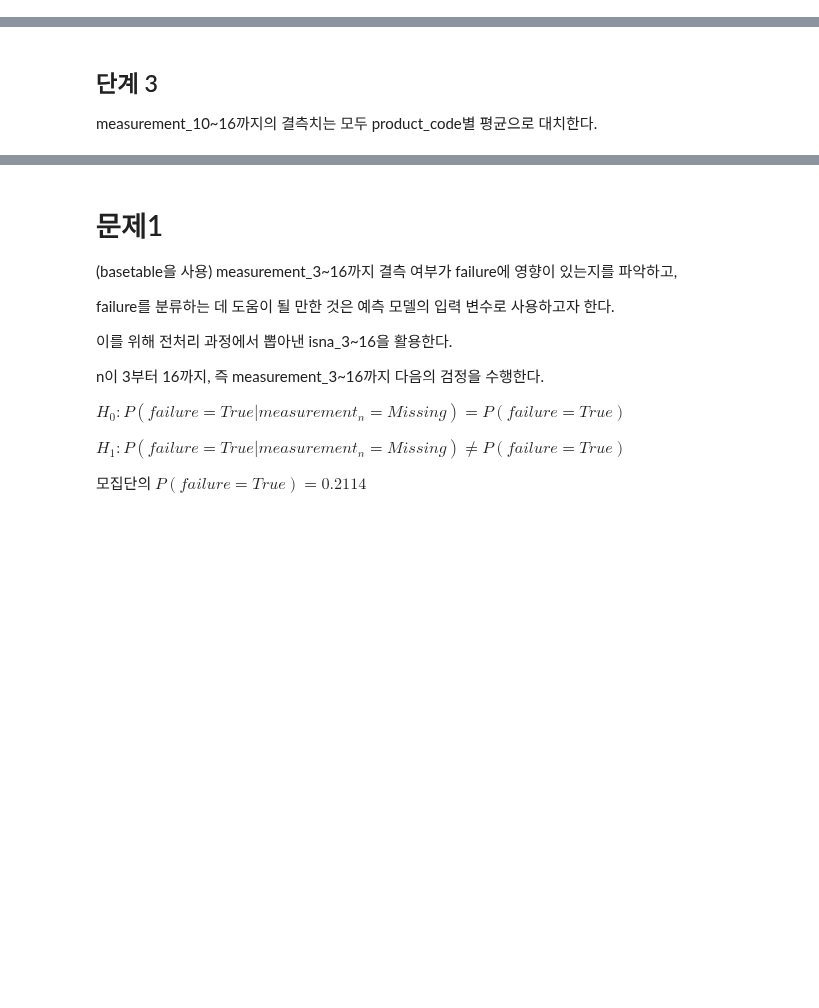
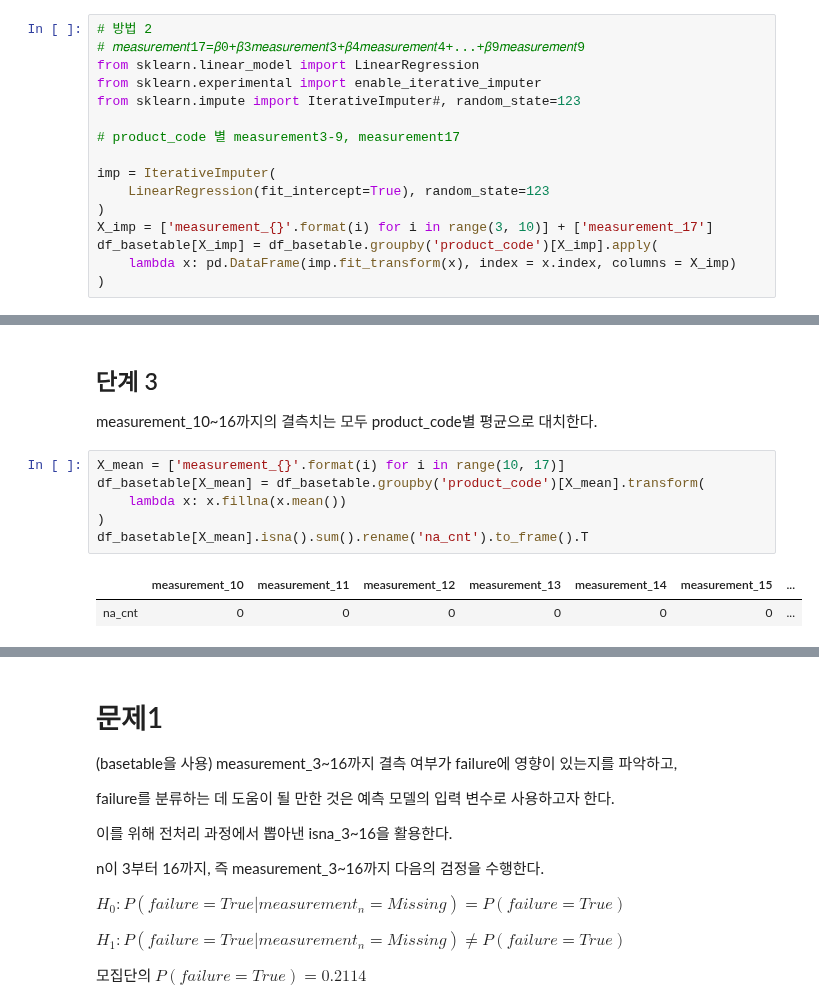
Before and after one commit to sunkusun9/DS_lv3_2509_1, a Jupyter notebook: sec_ds_lv3_prob1_prob.ipynb, the cells around one changed output, grey strips where cells are left out. Cells and saved outputs as stored; diff of their text form; blank space fills up the shorter version.

```diff
--- a/sec_ds_lv3_prob1_prob.ipynb
+++ b/sec_ds_lv3_prob1_prob.ipynb
@@ -206,3 +206,19 @@ X_imp = ['measurement_{}'.format(i) for i in range(3, 10)] + ['measurement_17']
 for i in df_basetable['product_code'].unique():
     s_bidx = df_basetable['product_code'] == i
     df_basetable.loc[s_bidx, X_imp] = imp.fit_transform(df_basetable.loc[s_bidx, X_imp])
+# %%
+# 방법 2
+# 𝑚𝑒𝑎𝑠𝑢𝑟𝑒𝑚𝑒𝑛𝑡17=𝛽0+𝛽3𝑚𝑒𝑎𝑠𝑢𝑟𝑒𝑚𝑒𝑛𝑡3+𝛽4𝑚𝑒𝑎𝑠𝑢𝑟𝑒𝑚𝑒𝑛𝑡4+...+𝛽9𝑚𝑒𝑎𝑠𝑢𝑟𝑒𝑚𝑒𝑛𝑡9
+from sklearn.linear_model import LinearRegression
+from sklearn.experimental import enable_iterative_imputer
+from sklearn.impute import IterativeImputer#, random_state=123
+
+# product_code 별 measurement3-9, measurement17
+
+imp = IterativeImputer(
+    LinearRegression(fit_intercept=True), random_state=123
+)
+X_imp = ['measurement_{}'.format(i) for i in range(3, 10)] + ['measurement_17']
+df_basetable[X_imp] = df_basetable.groupby('product_code')[X_imp].apply(
+    lambda x: pd.DataFrame(imp.fit_transform(x), index = x.index, columns = X_imp)
+)
@@ -210,3 +245,12 @@ for i in df_basetable['product_code'].unique():
 ## 단계 3
 
 measurement_10~16까지의 결측치는 모두 product_code별 평균으로 대치한다.
+# %%
+X_mean = ['measurement_{}'.format(i) for i in range(10, 17)]
+df_basetable[X_mean] = df_basetable.groupby('product_code')[X_mean].transform(
+    lambda x: x.fillna(x.mean())
+)
+df_basetable[X_mean].isna().sum().rename('na_cnt').to_frame().T
+# %% [output]
+|  | measurement_10 | measurement_11 | measurement_12 | measurement_13 | measurement_14 | measurement_15 | ... |
+| na_cnt | 0 | 0 | 0 | 0 | 0 | 0 | ... |
```
Also changed, not shown: parts of 3 cells of this notebook.
